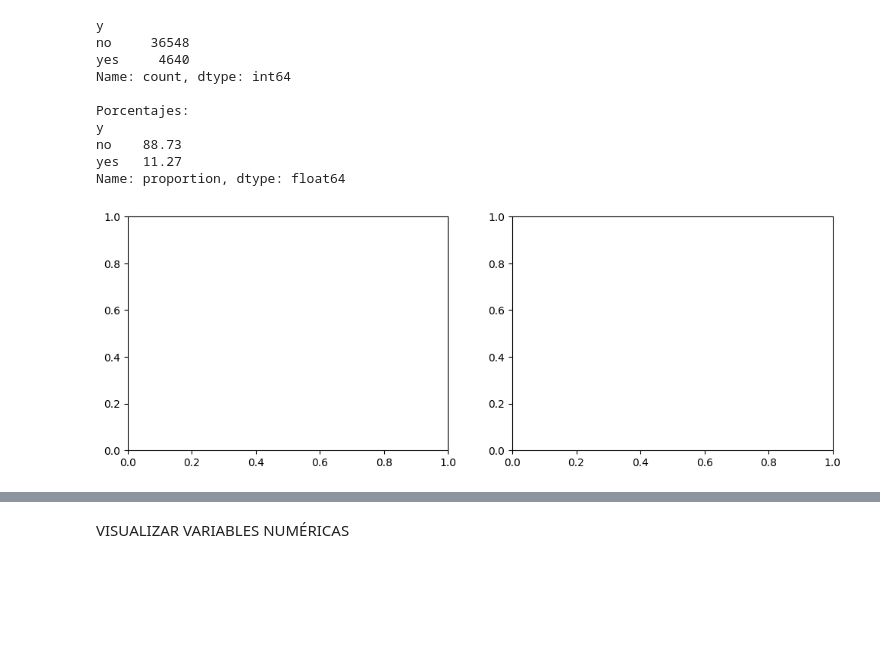
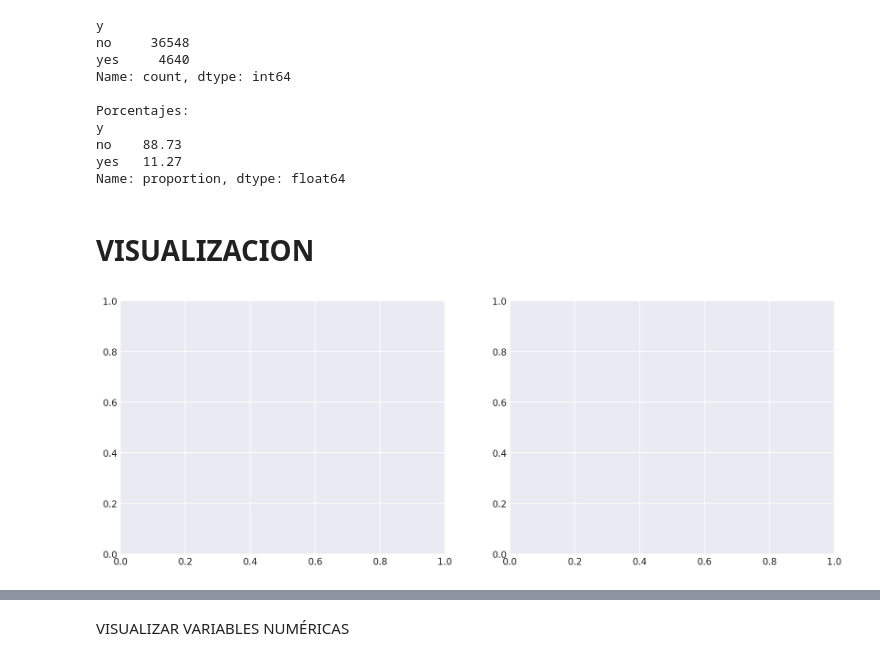
Before and after one commit to 4GeeksAcademy/palomagondim-intro-ml, a Jupyter notebook: src/01-logistic-regression.ipynb, the cells around one changed output, grey strips where cells are left out. Drawn from its saved outputs; the diff is of its cells as text; code cells hidden in the pictures; blank space fills up the shorter version.

```diff
--- a/src/01-logistic-regression.ipynb
+++ b/src/01-logistic-regression.ipynb
@@ -52 +36,10 @@ pd.read_csv('../data/raw/bank-marketing-campaign-data.csv')
+# %%
+import warnings
+warnings.filterwarnings('ignore')
+plt.style.use('seaborn-v0_8-darkgrid')
+from sklearn.preprocessing import StandardScaler, MinMaxScaler, LabelEncoder
+import joblib
+%matplotlib inline
+%config InlineBackend.figure_format = 'retina'
+import matplotlib.pyplot as plt
 # %%
@@ -138,7 +126,9 @@ y
 no    88.73
 yes   11.27
 Name: proportion, dtype: float64
+# %% [markdown]
+# VISUALIZACION
 # %%
-fig, axes = plt.subplots(1, 2, figsize=(12, 4))
+fig, axes = plt.subplots(1, 2, figsize=(14, 5))
 # %% [output]
-[figure, old version]
+[figure, new version]
```
Also changed, not shown: parts of 68 cells of this notebook, 2 other files.
